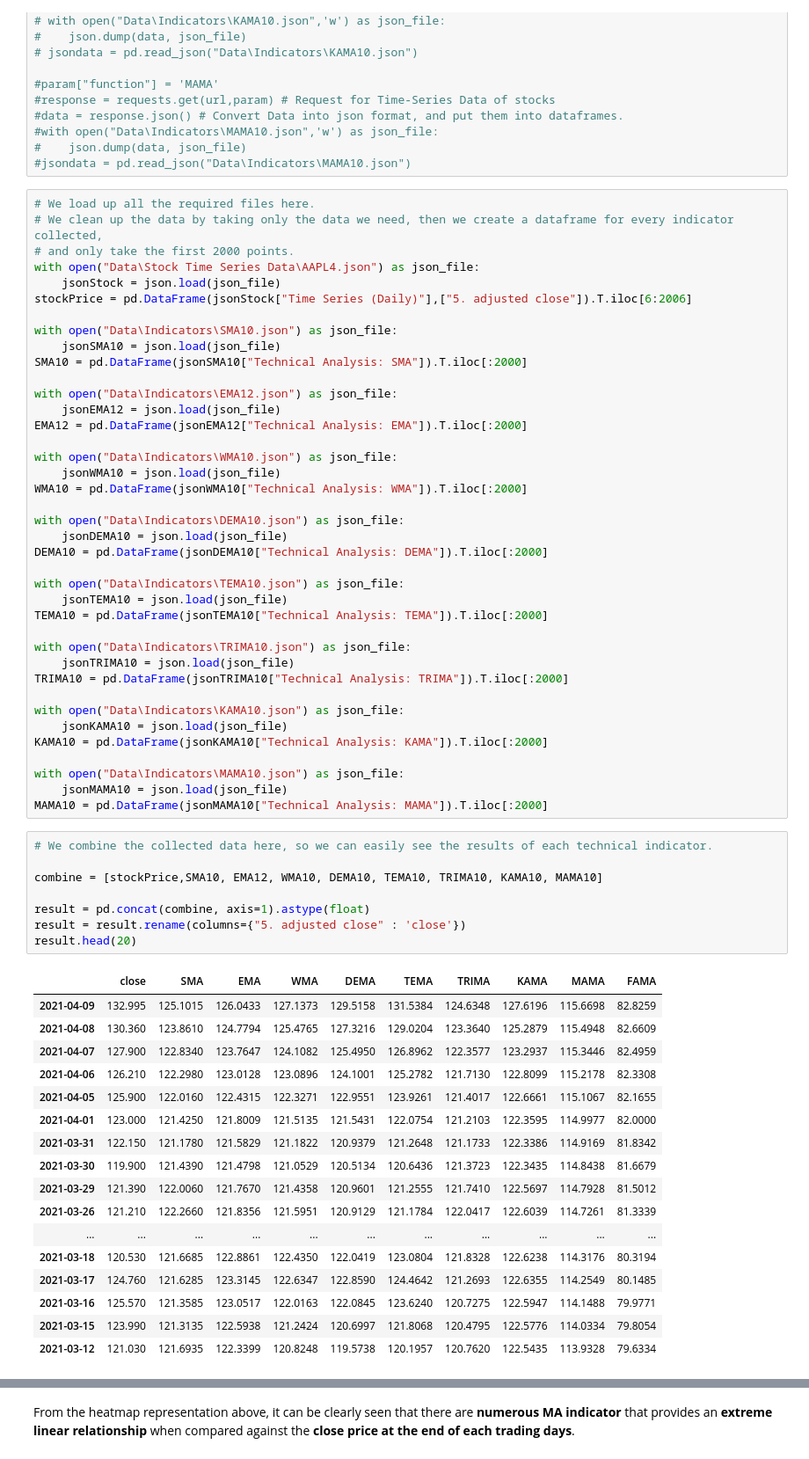
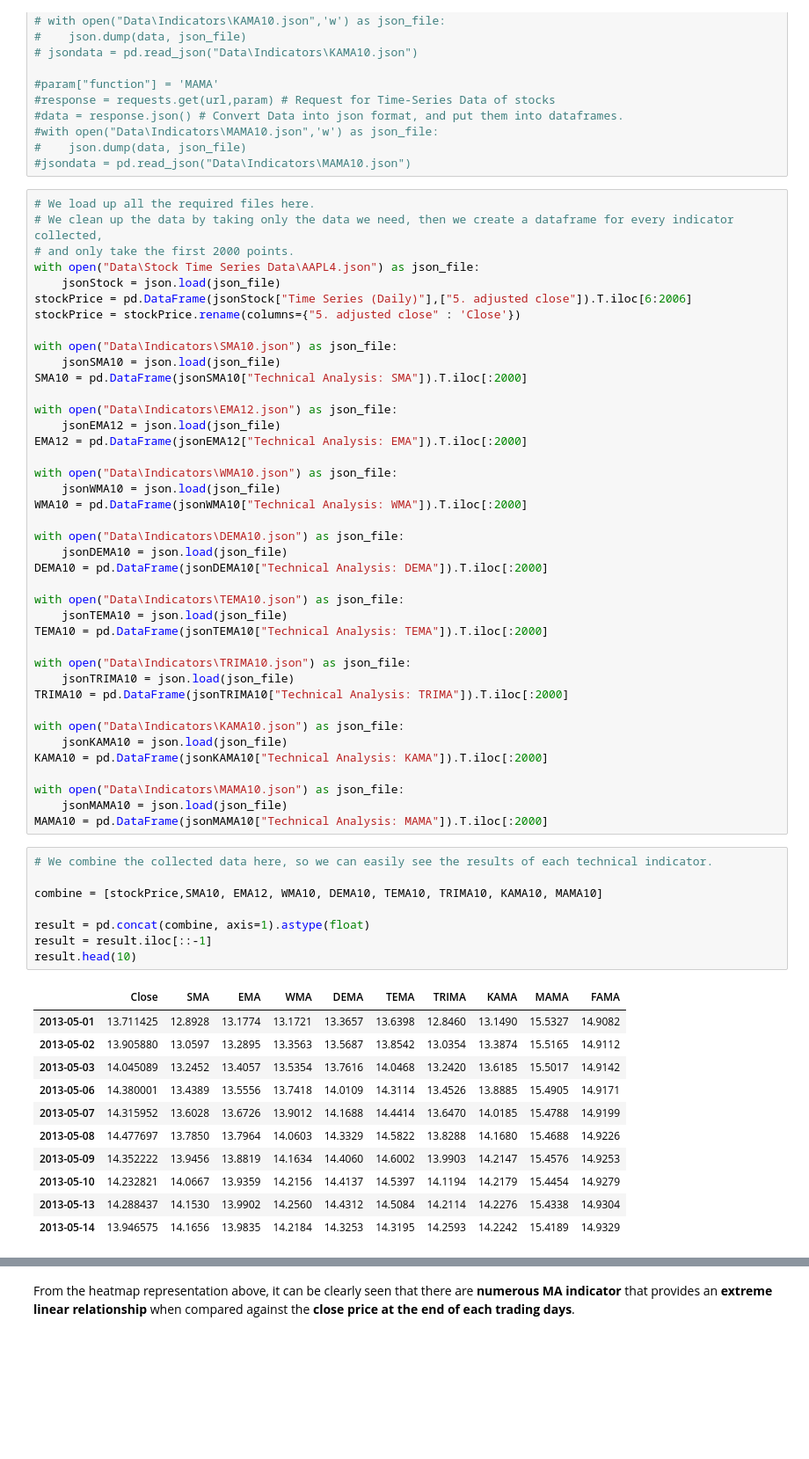
Before and after one commit to donvis/CX1115-Mini-Project, a Jupyter notebook: Stonks_Ver1.ipynb, the cells around one changed output, grey strips where cells are left out. Shown at 88% size. Drawn from its saved outputs; the diff is of its cells as text; blank space fills up the shorter version.

```diff
--- a/Stonks_Ver1.ipynb
+++ b/Stonks_Ver1.ipynb
@@ -199,6 +200,7 @@ stockPrice.info
 with open("Data\Stock Time Series Data\AAPL4.json") as json_file:
     jsonStock = json.load(json_file)
 stockPrice = pd.DataFrame(jsonStock["Time Series (Daily)"],["5. adjusted close"]).T.iloc[6:2006]
+stockPrice = stockPrice.rename(columns={"5. adjusted close" : 'Close'})
 
 with open("Data\Indicators\SMA10.json") as json_file:
     jsonSMA10 = json.load(json_file)
@@ -234,29 +236,23 @@ MAMA10 = pd.DataFrame(jsonMAMA10["Technical Analysis: MAMA"]).T.iloc[:2000]
 # %%
 # We combine the collected data here, so we can easily see the results of each technical indicator.
 
 combine = [stockPrice,SMA10, EMA12, WMA10, DEMA10, TEMA10, TRIMA10, KAMA10, MAMA10]
 
 result = pd.concat(combine, axis=1).astype(float)
-result = result.rename(columns={"5. adjusted close" : 'close'})
-result.head(20)
+result = result.iloc[::-1]
+result.head(10)
 # %% [output]
-|  | close | SMA | EMA | WMA | DEMA | TEMA | TRIMA | KAMA | MAMA | FAMA |
-| 2021-04-09 | 132.995 | 125.1015 | 126.0433 | 127.1373 | 129.5158 | 131.5384 | 124.6348 | 127.6196 | 115.6698 | 82.8259 |
-| 2021-04-08 | 130.360 | 123.8610 | 124.7794 | 125.4765 | 127.3216 | 129.0204 | 123.3640 | 125.2879 | 115.4948 | 82.6609 |
-| 2021-04-07 | 127.900 | 122.8340 | 123.7647 | 124.1082 | 125.4950 | 126.8962 | 122.3577 | 123.2937 | 115.3446 | 82.4959 |
-| 2021-04-06 | 126.210 | 122.2980 | 123.0128 | 123.0896 | 124.1001 | 125.2782 | 121.7130 | 122.8099 | 115.2178 | 82.3308 |
-| 2021-04-05 | 125.900 | 122.0160 | 122.4315 | 122.3271 | 122.9551 | 123.9261 | 121.4017 | 122.6661 | 115.1067 | 82.1655 |
-| 2021-04-01 | 123.000 | 121.4250 | 121.8009 | 121.5135 | 121.5431 | 122.0754 | 121.2103 | 122.3595 | 114.9977 | 82.0000 |
-| 2021-03-31 | 122.150 | 121.1780 | 121.5829 | 121.1822 | 120.9379 | 121.2648 | 121.1733 | 122.3386 | 114.9169 | 81.8342 |
-| 2021-03-30 | 119.900 | 121.4390 | 121.4798 | 121.0529 | 120.5134 | 120.6436 | 121.3723 | 122.3435 | 114.8438 | 81.6679 |
-| 2021-03-29 | 121.390 | 122.0060 | 121.7670 | 121.4358 | 120.9601 | 121.2555 | 121.7410 | 122.5697 | 114.7928 | 81.5012 |
-| 2021-03-26 | 121.210 | 122.2660 | 121.8356 | 121.5951 | 120.9129 | 121.1784 | 122.0417 | 122.6039 | 114.7261 | 81.3339 |
-| ... | ... | ... | ... | ... | ... | ... | ... | ... | ... | ... |
-| 2021-03-18 | 120.530 | 121.6685 | 122.8861 | 122.4350 | 122.0419 | 123.0804 | 121.8328 | 122.6238 | 114.3176 | 80.3194 |
-| 2021-03-17 | 124.760 | 121.6285 | 123.3145 | 122.6347 | 122.8590 | 124.4642 | 121.2693 | 122.6355 | 114.2549 | 80.1485 |
-| 2021-03-16 | 125.570 | 121.3585 | 123.0517 | 122.0163 | 122.0845 | 123.6240 | 120.7275 | 122.5947 | 114.1488 | 79.9771 |
-| 2021-03-15 | 123.990 | 121.3135 | 122.5938 | 121.2424 | 120.6997 | 121.8068 | 120.4795 | 122.5776 | 114.0334 | 79.8054 |
-| 2021-03-12 | 121.030 | 121.6935 | 122.3399 | 120.8248 | 119.5738 | 120.1957 | 120.7620 | 122.5435 | 113.9328 | 79.6334 |
+|  | Close | SMA | EMA | WMA | DEMA | TEMA | TRIMA | KAMA | MAMA | FAMA |
+| 2013-05-01 | 13.711425 | 12.8928 | 13.1774 | 13.1721 | 13.3657 | 13.6398 | 12.8460 | 13.1490 | 15.5327 | 14.9082 |
+| 2013-05-02 | 13.905880 | 13.0597 | 13.2895 | 13.3563 | 13.5687 | 13.8542 | 13.0354 | 13.3874 | 15.5165 | 14.9112 |
+| 2013-05-03 | 14.045089 | 13.2452 | 13.4057 | 13.5354 | 13.7616 | 14.0468 | 13.2420 | 13.6185 | 15.5017 | 14.9142 |
+| 2013-05-06 | 14.380001 | 13.4389 | 13.5556 | 13.7418 | 14.0109 | 14.3114 | 13.4526 | 13.8885 | 15.4905 | 14.9171 |
+| 2013-05-07 | 14.315952 | 13.6028 | 13.6726 | 13.9012 | 14.1688 | 14.4414 | 13.6470 | 14.0185 | 15.4788 | 14.9199 |
+| 2013-05-08 | 14.477697 | 13.7850 | 13.7964 | 14.0603 | 14.3329 | 14.5822 | 13.8288 | 14.1680 | 15.4688 | 14.9226 |
+| 2013-05-09 | 14.352222 | 13.9456 | 13.8819 | 14.1634 | 14.4060 | 14.6002 | 13.9903 | 14.2147 | 15.4576 | 14.9253 |
+| 2013-05-10 | 14.232821 | 14.0667 | 13.9359 | 14.2156 | 14.4137 | 14.5397 | 14.1194 | 14.2179 | 15.4454 | 14.9279 |
+| 2013-05-13 | 14.288437 | 14.1530 | 13.9902 | 14.2560 | 14.4312 | 14.5084 | 14.2114 | 14.2276 | 15.4338 | 14.9304 |
+| 2013-05-14 | 13.946575 | 14.1656 | 13.9835 | 14.2184 | 14.3253 | 14.3195 | 14.2593 | 14.2242 | 15.4189 | 14.9329 |
 # %%
 result.corr()
 # %% [output]
```
Also changed, not shown: parts of 12 cells of this notebook.
